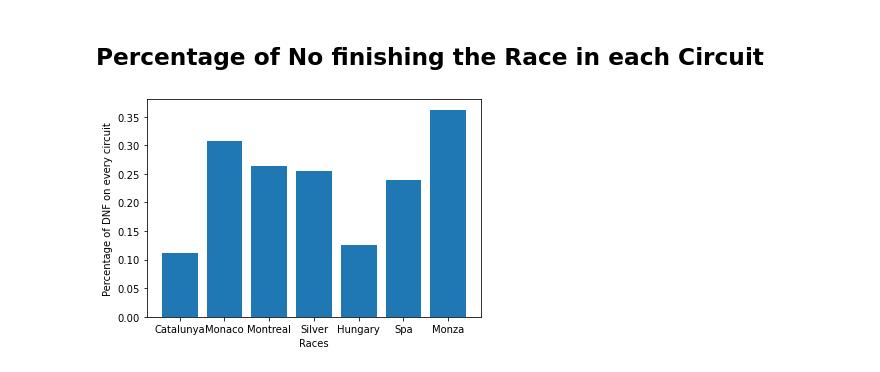
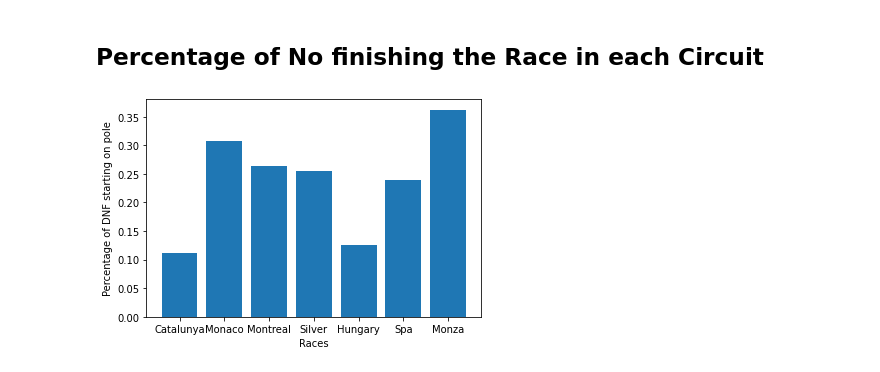
Before and after one commit to gonprats/datascience, a Jupyter notebook: F1_DataScience.ipynb, the cells around one changed output. Saved outputs shown, nothing was run; the diff lists cells and outputs as text; code cells hidden in the pictures.

```diff
--- a/F1_DataScience.ipynb
+++ b/F1_DataScience.ipynb
@@ -67,9 +74,6 @@ for x in catalunyaDF:
 plot_circuit(catalunya_results, "Catalunya")
 
 # Regression time
-x = np.array(range(len(catalunya_results))).reshape(-1, 1)
-model = LinearRegression()
-model.fit(x, catalunya_results)
-model.predict((np.array([29, 30])).reshape(-1, 1))
+pred = regression_fun(catalunya_results)
 # %% [output]
 [figure]
@@ -257,10 +284,10 @@ plot_circuit(sochi_results, "Sochi")
 # %%
 import matplotlib.ticker as mtick
 circuits = ['Catalunya' , 'Monaco' , 'Montreal', 'Silver', 'Hungary','Spa','Monza']
 values = [catalunya_count/(len(catalunya_results)+catalunya_count), monaco_count/(len(monaco_results)+monaco_count), montreal_count/(len(montreal_results)+montreal_count), silverstone_count/(len(silverstone_results)+silverstone_count), hungaroring_count/(len(hungaroring_results)+hungaroring_count), spa_count/(len(spa_results)+spa_count), monza_count/(len(monza_results)+monza_count)]
 plt.bar(circuits,values)
 plt.xlabel("Races")
-plt.ylabel("Percentage of DNF on every circuit")
+plt.ylabel("Percentage of DNF starting on pole")
 plt.show()
 # %% [output]
-[figure, old version]
+[figure, new version]
```
Also changed, not shown: parts of 10 cells of this notebook.
